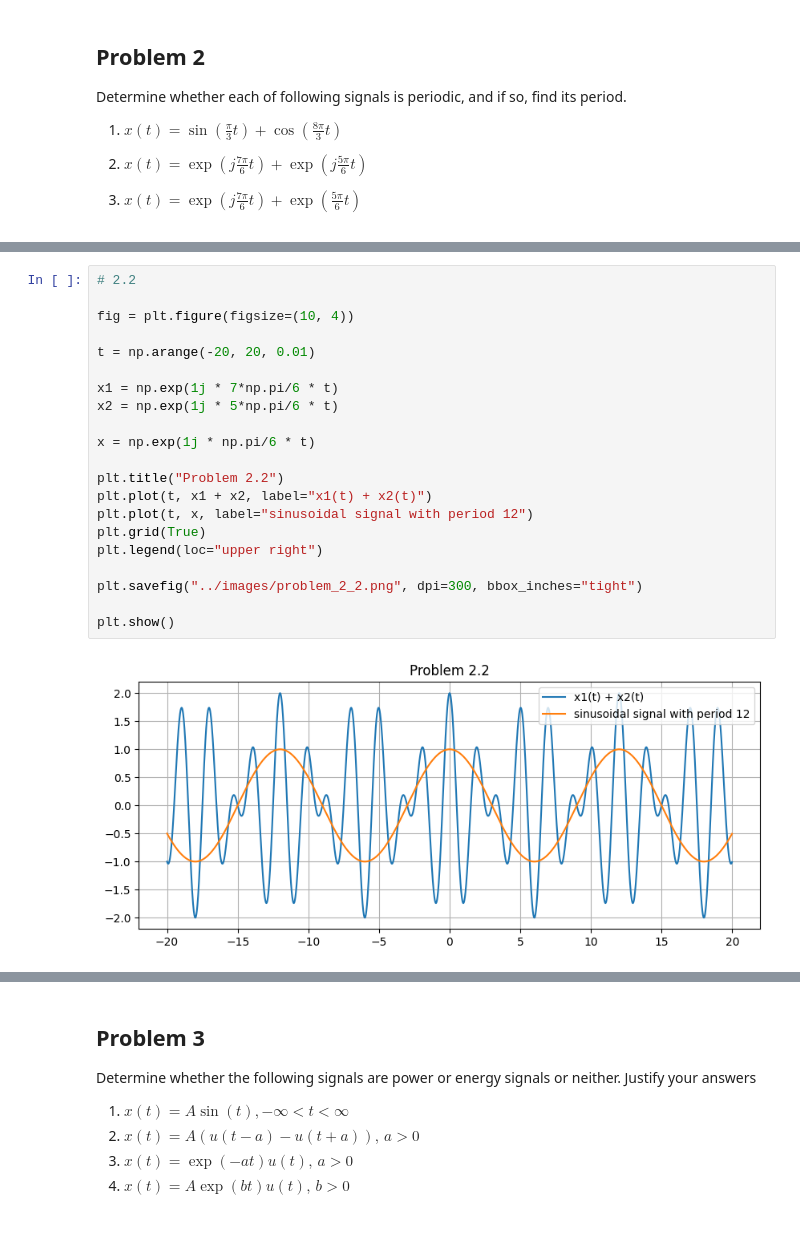
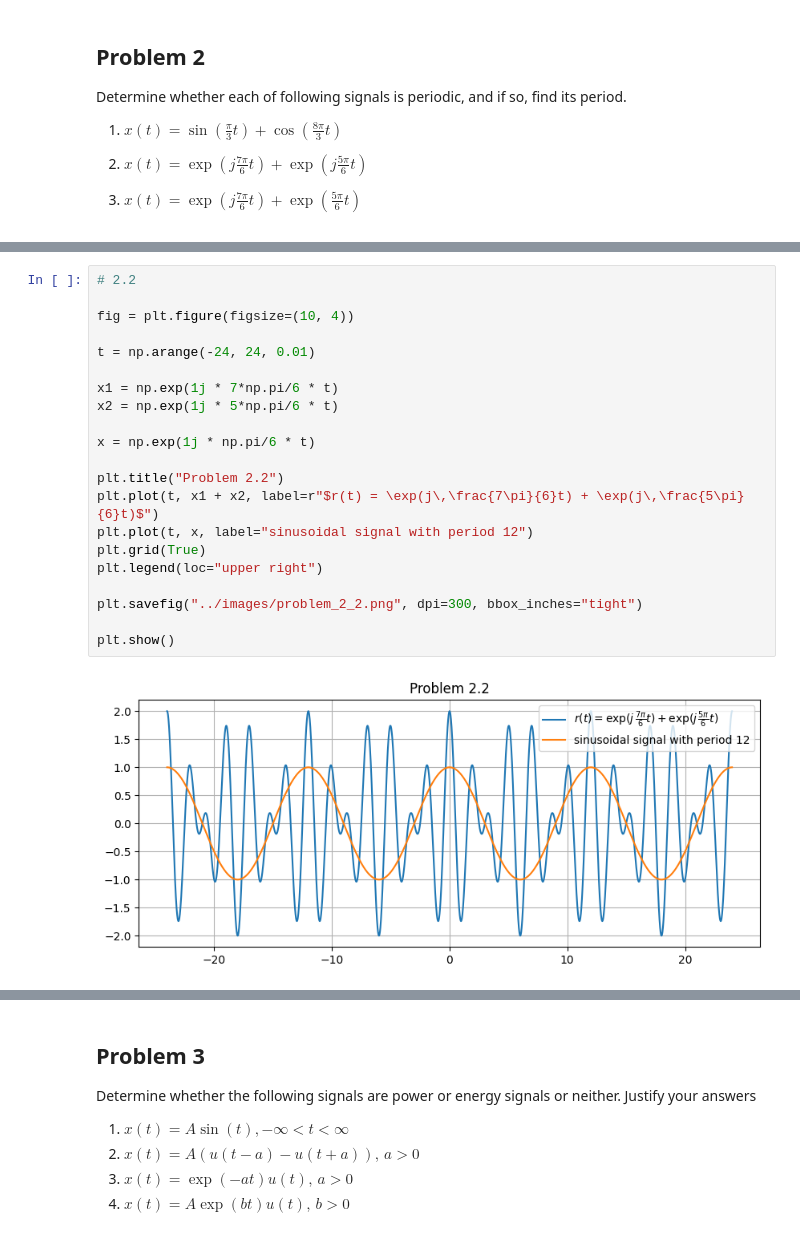
Before and after one commit to patthadon-p/CEDT-2110203-CEM-II, a Jupyter notebook: signal/homework-1/code/signal-homework-01-notebook.ipynb, the cells around one changed output, grey strips where cells are left out. Drawn from its saved outputs; the diff is of its cells as text.

```diff
--- a/signal/homework-1/code/signal-homework-01-notebook.ipynb
+++ b/signal/homework-1/code/signal-homework-01-notebook.ipynb
@@ -161,26 +159,26 @@ plt.show()
 # %%
 # 2.2
 
 fig = plt.figure(figsize=(10, 4))
 
-t = np.arange(-20, 20, 0.01)
+t = np.arange(-24, 24, 0.01)
 
 x1 = np.exp(1j * 7*np.pi/6 * t)
 x2 = np.exp(1j * 5*np.pi/6 * t)
 
 x = np.exp(1j * np.pi/6 * t)
 
 plt.title("Problem 2.2")
-plt.plot(t, x1 + x2, label="x1(t) + x2(t)")
+plt.plot(t, x1 + x2, label=r"$r(t) = \exp(j\,\frac{7\pi}{6}t) + \exp(j\,\frac{5\pi}{6}t)$")
 plt.plot(t, x, label="sinusoidal signal with period 12")
 plt.grid(True)
 plt.legend(loc="upper right")
 
 plt.savefig("../images/problem_2_2.png", dpi=300, bbox_inches="tight")
 
 plt.show()
 # %% [output]
-[figure, old version]
+[figure, new version]
 # %%
 # 2.3
 
```
Also changed, not shown: parts of 36 cells of this notebook, 34 other files.
